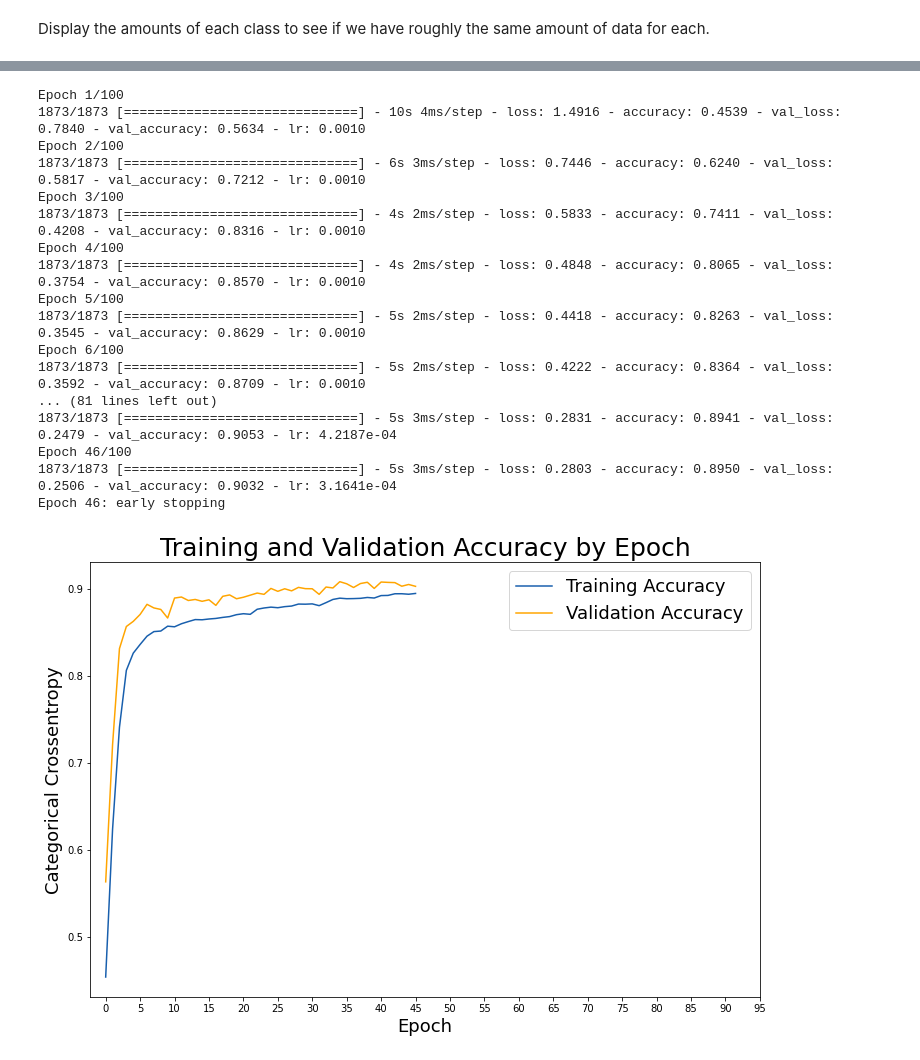
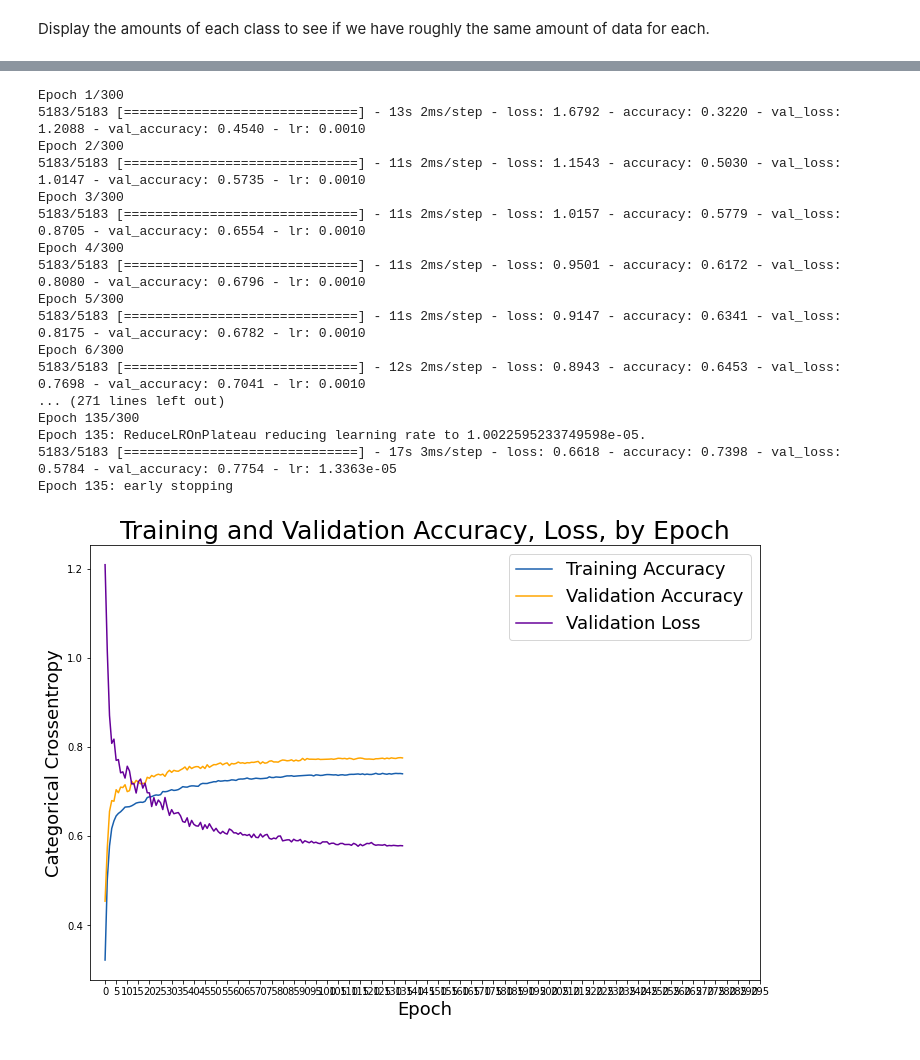
Before and after one commit to parkuman/capstone, a Jupyter notebook: training/train.ipynb, the cells around one changed output, grey strips where cells are left out. Saved outputs shown, nothing was run; the diff lists cells and outputs as text; code cells hidden in the pictures.

```diff
--- a/training/train.ipynb
+++ b/training/train.ipynb
@@ -100,12 +99,14 @@ def extract_features(y, sr):
 #   pyplot.title("tonnetz\n" + file_path)
 #   pyplot.show()
 
+temp_max = 1395
 
 directory = "training_data_wav"
 speakers = os.listdir(directory)
 features = []
 labels = []
 for speaker in speakers:
+    temp_count = 0
     print("=================================| Extracting features for speaker: " + speaker + " |=================================")
     for file in os.listdir(directory + "/" + speaker):
         file_path = directory + "/" + speaker + "/" + file
@@ -114,16 +115,20 @@ for speaker in speakers:
         sr = librosa.get_samplerate(file_path)
         stream = librosa.stream(file_path, # 2 seconds
                             block_length=1, #frames in each iteration
-                            frame_length=int(sr*0.04), #samples per frame
-                            hop_length=int(sr*0.04)) #"hops" -frames will overlap if hop_length < frame_length
+                            frame_length=int(sr * 0.04), #samples per frame
+                            hop_length=int(sr * 0.04)) #"hops" -frames will overlap if hop_length < frame_length
 
         label = speakers.index(speaker)
 
         for y in stream:
+            #if temp_count == temp_max and speaker != "other":
+            #    break
+
             #print(".", end="")
             y = (y - min(y)) / (np.max(y) - np.min(y))
             features.append(extract_features(y, sr))
             labels.append(label)
+            temp_count += 1
 
         print(" Done!\n")
 # %% [output]
@@ -198,7 +204,7 @@ print(features_train.shape)
 print(labels_train.shape)
 
 BATCH_SIZE = 32
-EPOCHS = 100
+EPOCHS = 300
 
 model = tf.keras.Sequential()
 
@@ -247,7 +253,7 @@ lr_reduction = tf.keras.callbacks.ReduceLROnPlateau(monitor='val_loss',
 
 # If score doesn't improve, stop learning
 estopping = tf.keras.callbacks.EarlyStopping(monitor='val_loss',
-                          patience=5,
+                          patience=20,
                           verbose=2)
 
 
@@ -258,44 +264,46 @@ history = model.fit(features_train, labels_train, batch_size=BATCH_SIZE, epochs=
                       estopping
                     ])
 # %% [output]
-Epoch 1/100
-1873/1873 [==============================] - 10s 4ms/step - loss: 1.4916 - accuracy: 0.4539 - val_loss: 0.7840 - val_accuracy: 0.5634 - lr: 0.0010
-Epoch 2/100
-1873/1873 [==============================] - 6s 3ms/step - loss: 0.7446 - accuracy: 0.6240 - val_loss: 0.5817 - val_accuracy: 0.7212 - lr: 0.0010
-Epoch 3/100
-1873/1873 [==============================] - 4s 2ms/step - loss: 0.5833 - accuracy: 0.7411 - val_loss: 0.4208 - val_accuracy: 0.8316 - lr: 0.0010
-Epoch 4/100
-1873/1873 [==============================] - 4s 2ms/step - loss: 0.4848 - accuracy: 0.8065 - val_loss: 0.3754 - val_accuracy: 0.8570 - lr: 0.0010
-Epoch 5/100
-1873/1873 [==============================] - 5s 2ms/step - loss: 0.4418 - accuracy: 0.8263 - val_loss: 0.3545 - val_accuracy: 0.8629 - lr: 0.0010
-Epoch 6/100
-1873/1873 [==============================] - 5s 2ms/step - loss: 0.4222 - accuracy: 0.8364 - val_loss: 0.3592 - val_accuracy: 0.8709 - lr: 0.0010
-... (81 lines left out)
-1873/1873 [==============================] - 5s 3ms/step - loss: 0.2831 - accuracy: 0.8941 - val_loss: 0.2479 - val_accuracy: 0.9053 - lr: 4.2187e-04
-Epoch 46/100
-1873/1873 [==============================] - 5s 3ms/step - loss: 0.2803 - accuracy: 0.8950 - val_loss: 0.2506 - val_accuracy: 0.9032 - lr: 3.1641e-04
-Epoch 46: early stopping
+Epoch 1/300
+5183/5183 [==============================] - 13s 2ms/step - loss: 1.6792 - accuracy: 0.3220 - val_loss: 1.2088 - val_accuracy: 0.4540 - lr: 0.0010
+Epoch 2/300
+5183/5183 [==============================] - 11s 2ms/step - loss: 1.1543 - accuracy: 0.5030 - val_loss: 1.0147 - val_accuracy: 0.5735 - lr: 0.0010
+Epoch 3/300
+5183/5183 [==============================] - 11s 2ms/step - loss: 1.0157 - accuracy: 0.5779 - val_loss: 0.8705 - val_accuracy: 0.6554 - lr: 0.0010
+Epoch 4/300
+5183/5183 [==============================] - 11s 2ms/step - loss: 0.9501 - accuracy: 0.6172 - val_loss: 0.8080 - val_accuracy: 0.6796 - lr: 0.0010
+Epoch 5/300
+5183/5183 [==============================] - 11s 2ms/step - loss: 0.9147 - accuracy: 0.6341 - val_loss: 0.8175 - val_accuracy: 0.6782 - lr: 0.0010
+Epoch 6/300
+5183/5183 [==============================] - 12s 2ms/step - loss: 0.8943 - accuracy: 0.6453 - val_loss: 0.7698 - val_accuracy: 0.7041 - lr: 0.0010
+... (271 lines left out)
+Epoch 135/300
+Epoch 135: ReduceLROnPlateau reducing learning rate to 1.0022595233749598e-05.
+5183/5183 [==============================] - 17s 3ms/step - loss: 0.6618 - accuracy: 0.7398 - val_loss: 0.5784 - val_accuracy: 0.7754 - lr: 1.3363e-05
+Epoch 135: early stopping
 # %%
 # Check out our train accuracy and validation accuracy over epochs.
 train_accuracy = history.history['accuracy']
 val_accuracy = history.history['val_accuracy']
+val_loss = history.history['val_loss']
 
 # Set figure size.
 plt.figure(figsize=(12, 8))
 
 # Generate line plot of training, testing loss over epochs.
 plt.plot(train_accuracy, label='Training Accuracy', color='#185fad')
 plt.plot(val_accuracy, label='Validation Accuracy', color='orange')
+plt.plot(val_loss, label='Validation Loss', color="#660099")
 
 # Set title
-plt.title('Training and Validation Accuracy by Epoch', fontsize = 25)
+plt.title('Training and Validation Accuracy, Loss, by Epoch', fontsize = 25)
 plt.xlabel('Epoch', fontsize = 18)
 plt.ylabel('Categorical Crossentropy', fontsize = 18)
 plt.xticks(range(0,EPOCHS,5), range(0,EPOCHS,5))
 
 plt.legend(fontsize = 18);
 # %% [output]
-[figure, old version]
+[figure, new version]
 # %%
 # preds = np.argmax(model.predict(features_test), axis=-1)
 # print(np.argmax(labels_test, axis=-1))
```
Also changed, not shown: parts of 7 cells of this notebook, 1 other file.
